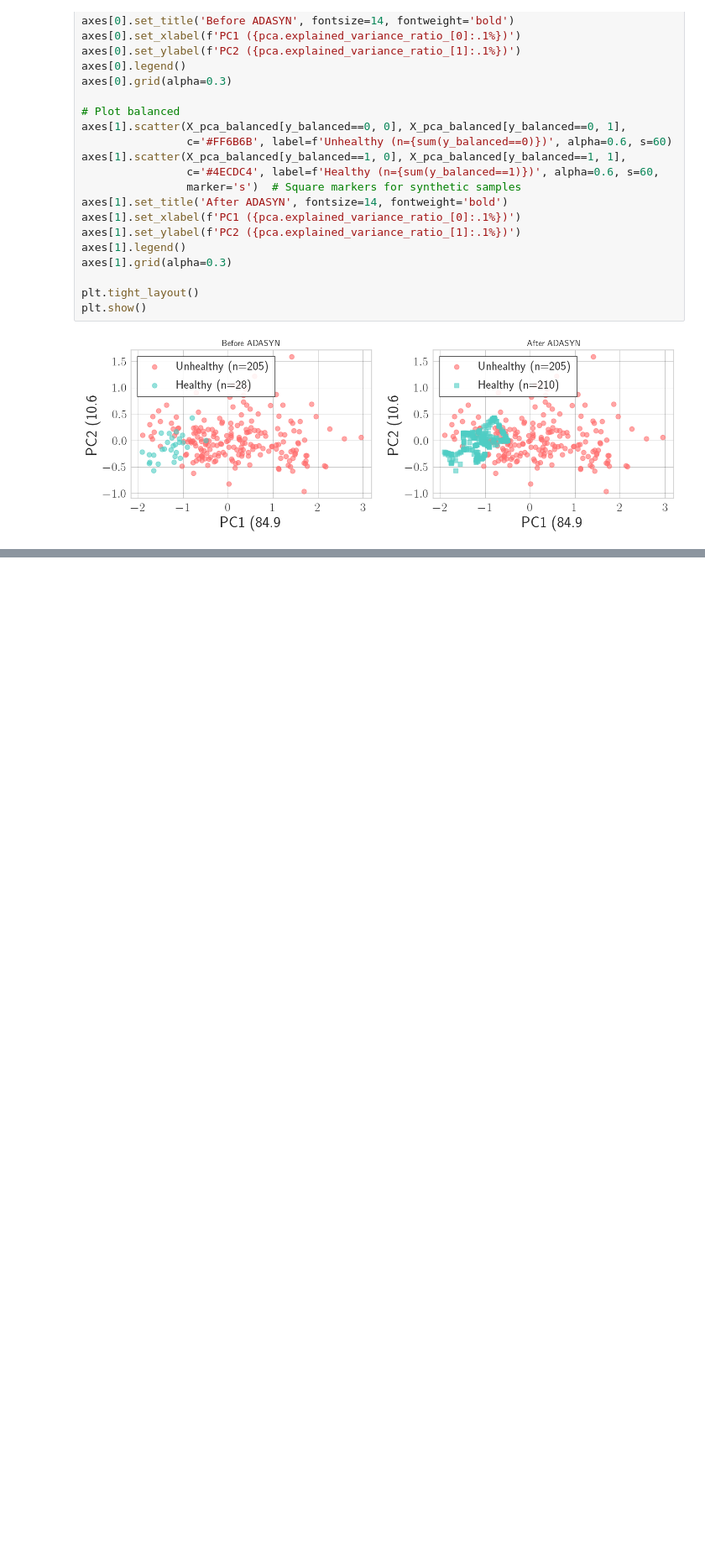
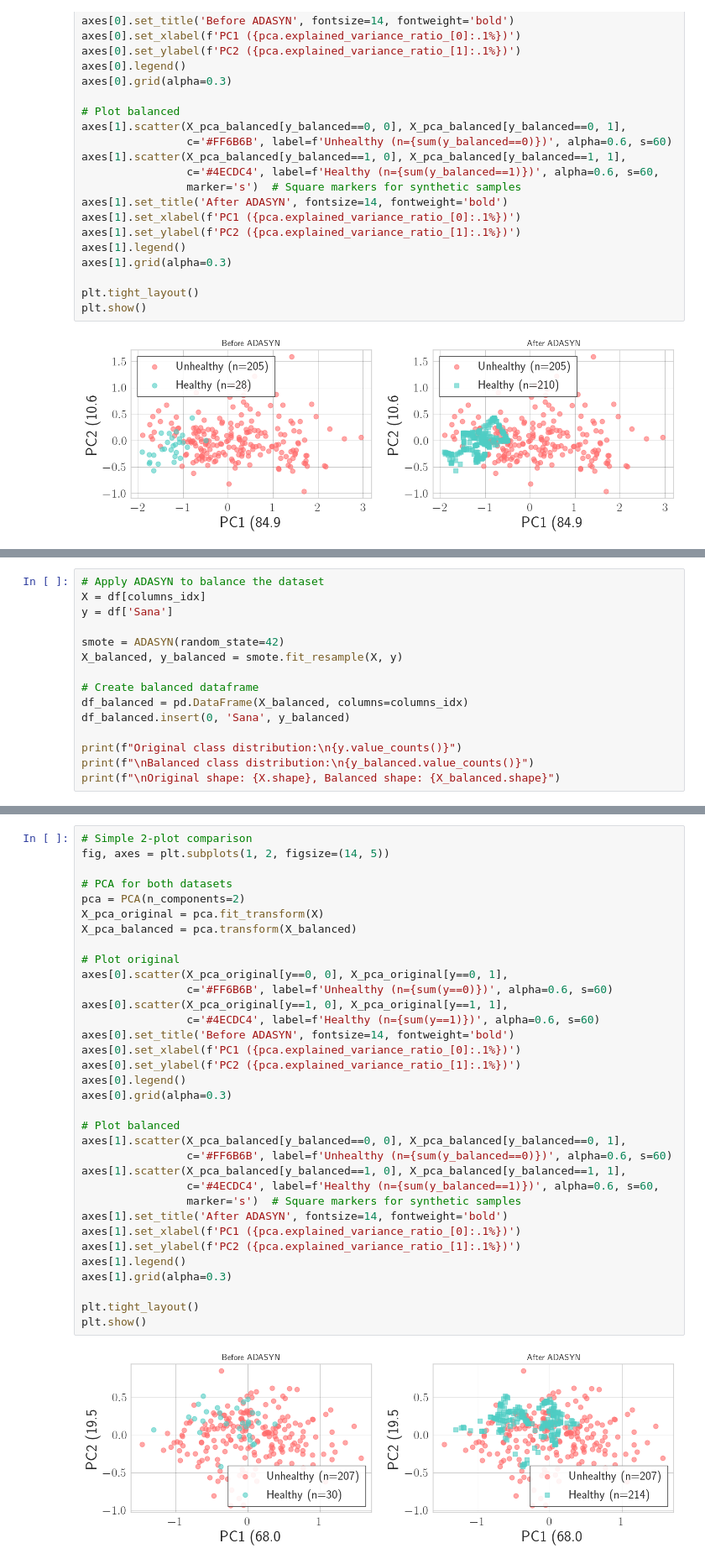
Before and after one commit to RicardoLoperaV/DiPreSi, a Jupyter notebook: Balanceo/DataSide.ipynb, the cells around one changed output, grey strips where cells are left out. Shown at 84% size. Drawn from its saved outputs; the diff is of its cells as text; blank space fills up the shorter version.

```diff
--- a/Balanceo/DataSide.ipynb
+++ b/Balanceo/DataSide.ipynb
@@ -1734,0 +1755,15 @@ plt.show()
+# %%
+# Apply ADASYN to balance the dataset
+X = df[columns_idx]
+y = df['Sana']
+
+smote = ADASYN(random_state=42)
+X_balanced, y_balanced = smote.fit_resample(X, y)
+
+# Create balanced dataframe
+df_balanced = pd.DataFrame(X_balanced, columns=columns_idx)
+df_balanced.insert(0, 'Sana', y_balanced)
+
+print(f"Original class distribution:\n{y.value_counts()}")
+print(f"\nBalanced class distribution:\n{y_balanced.value_counts()}")
+print(f"\nOriginal shape: {X.shape}, Balanced shape: {X_balanced.shape}")
@@ -1734,0 +1784,36 @@ plt.show()
+# %%
+# Simple 2-plot comparison
+fig, axes = plt.subplots(1, 2, figsize=(14, 5))
+
+# PCA for both datasets
+pca = PCA(n_components=2)
+X_pca_original = pca.fit_transform(X)
+X_pca_balanced = pca.transform(X_balanced)
+
+# Plot original
+axes[0].scatter(X_pca_original[y==0, 0], X_pca_original[y==0, 1],
+                c='#FF6B6B', label=f'Unhealthy (n={sum(y==0)})', alpha=0.6, s=60)
+axes[0].scatter(X_pca_original[y==1, 0], X_pca_original[y==1, 1],
+                c='#4ECDC4', label=f'Healthy (n={sum(y==1)})', alpha=0.6, s=60)
+axes[0].set_title('Before ADASYN', fontsize=14, fontweight='bold')
+axes[0].set_xlabel(f'PC1 ({pca.explained_variance_ratio_[0]:.1%})')
+axes[0].set_ylabel(f'PC2 ({pca.explained_variance_ratio_[1]:.1%})')
+axes[0].legend()
+axes[0].grid(alpha=0.3)
+
+# Plot balanced
+axes[1].scatter(X_pca_balanced[y_balanced==0, 0], X_pca_balanced[y_balanced==0, 1],
+                c='#FF6B6B', label=f'Unhealthy (n={sum(y_balanced==0)})', alpha=0.6, s=60)
+axes[1].scatter(X_pca_balanced[y_balanced==1, 0], X_pca_balanced[y_balanced==1, 1],
+                c='#4ECDC4', label=f'Healthy (n={sum(y_balanced==1)})', alpha=0.6, s=60,
+                marker='s')  # Square markers for synthetic samples
+axes[1].set_title('After ADASYN', fontsize=14, fontweight='bold')
+axes[1].set_xlabel(f'PC1 ({pca.explained_variance_ratio_[0]:.1%})')
+axes[1].set_ylabel(f'PC2 ({pca.explained_variance_ratio_[1]:.1%})')
+axes[1].legend()
+axes[1].grid(alpha=0.3)
+
+plt.tight_layout()
+plt.show()
+# %% [output]
+[figure, added]
```
Also changed, not shown: parts of 53 cells of this notebook, 10 other files.
